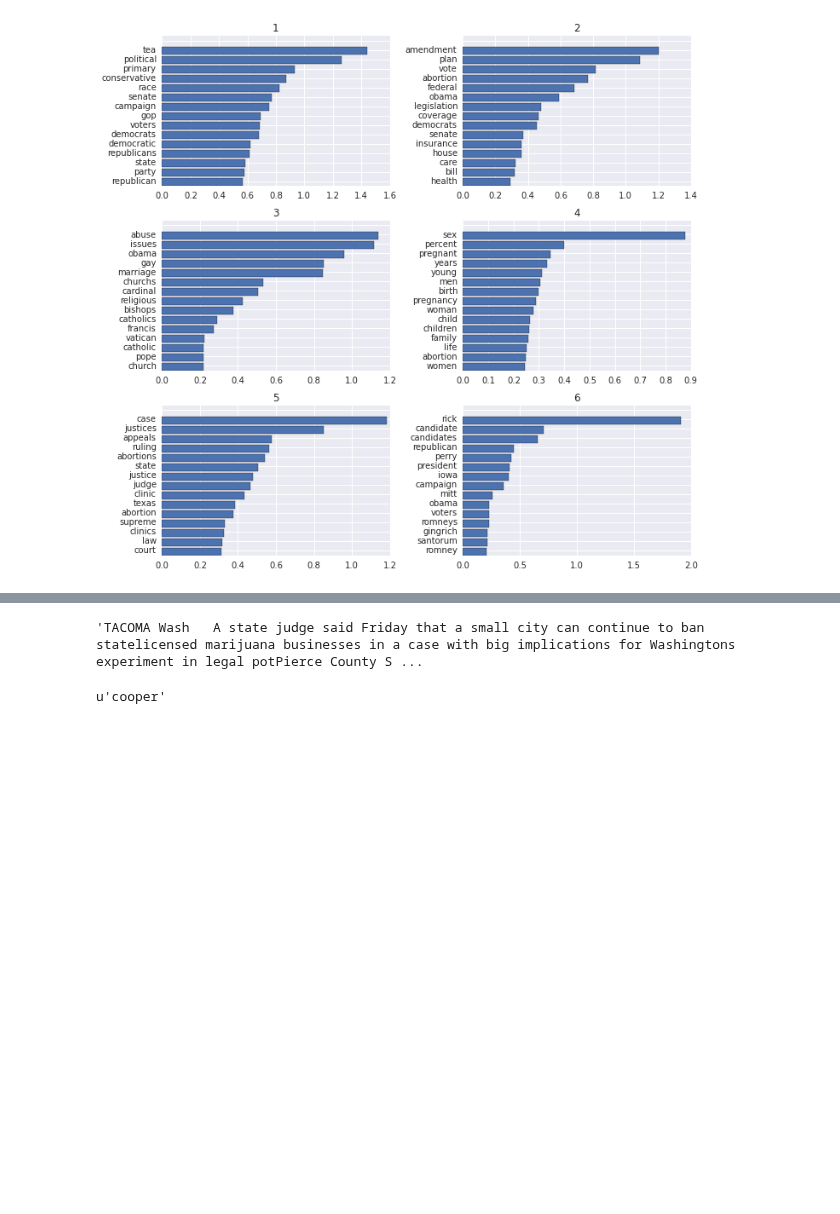
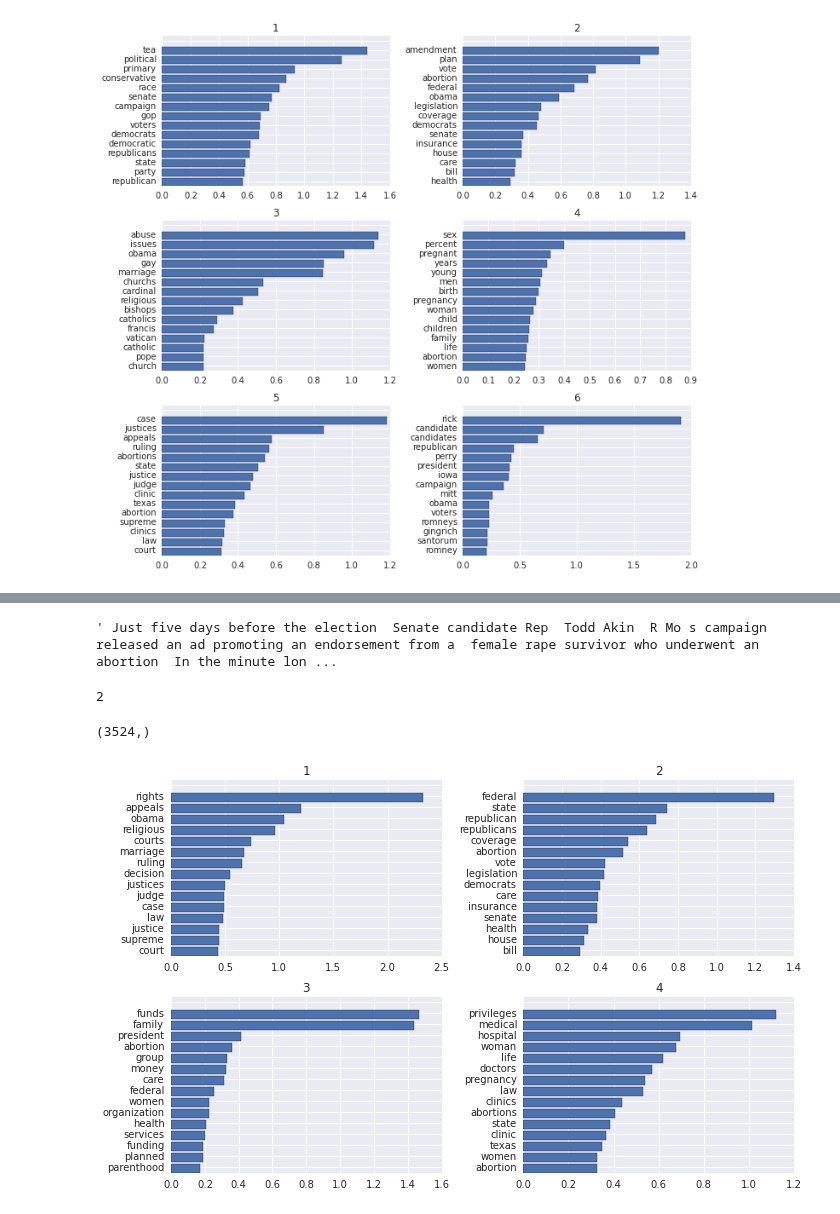
Before and after one commit to tdpetrou/News-Event-Classification, a Jupyter notebook: Exploratory notebook.ipynb, the cells around one changed output, grey strips where cells are left out. Drawn from its saved outputs; the diff is of its cells as text; code cells hidden in the pictures; blank space fills up the shorter version.

```diff
--- a/Exploratory notebook.ipynb
+++ b/Exploratory notebook.ipynb
@@ -313,0 +226,8 @@ sub_cat_df['event score'] = event_scores
+# %%
+test_text = sub_cat_df.sort('event score')['text_stemmed'].values[3]
+event_score = 0
+for word in test_text.split():
+    event_score += event_word_dict.get(word, 0)
+    if event_word_dict.get(word, 0) != 0:
+        print word, event_word_dict.get(word, 0)
+print event_score
@@ -314,10 +244,12 @@ sub_cat_df['event score'] = event_scores
 # %%
-sub_cat_df.sort('event score')['text'].values[5]
+sub_cat_df.sort('event score')['text'].values[-50]
 # %% [output]
-'TACOMA Wash   A state judge said Friday that a small city can continue to ban statelicensed marijuana businesses in a case with big implications for Washingtons experiment in legal potPierce County S ...
+' Just five days before the election  Senate candidate Rep  Todd Akin  R Mo s campaign released an ad promoting an endorsement from a  female rape survivor who underwent an abortion  In the minute lon ...
-# %%
-snowball.stem('cooperative')
-# %% [output]
-u'cooper'
-# %%
-sub_cat_df.sort('event score')[['url', 'event score']].to_csv('presentation/event_score.csv', index=False)
+# %%
+event_word_dict.get('controversi', 0)
+# %% [output]
+2
+# %%
+sub_cat_df.sort('event score')['text'].drop_duplicates().shape
+# %% [output]
+(3524,)
@@ -323,0 +259,26 @@ sub_cat_df.sort('event score')[['url', 'event score']].to_csv('presentation/even
+# %%
+with open('data/all_stops.txt', 'r') as f:
+    stop_words = [line[:-1] for line in f]
+
+stop_words.extend(['npr', 'one', 'two', 'new', 'fox', 'york', 'times', 'las', 'se', 'por', 'un', \
+    'del', 'en', 'al', 'con', 'son', 'sin', 'nbc' ,'npr', 'msnbc'])
+
+vec = TfidfVectorizer(stop_words=stop_words, max_features=500)
+X = vec.fit_transform(sub_cat_df['text'].values)
+
+nmf2 = NMF(n_components=4, random_state=1)
+nmf_matrix2 = nmf2.fit_transform(X)
+
+
+feature_names = vec.get_feature_names()
+fig = plt.figure(figsize = (10,18))
+n_top_words = 15
+for topic_idx, topic in enumerate(nmf2.components_):
+    top_words = [feature_names[i] for i in topic.argsort()[:-n_top_words - 1:-1]]
+    plt.subplot(num_topics, 2, topic_idx + 1)
+    plt.barh(range(n_top_words), sorted(topic)[-n_top_words:])
+    plt.yticks(np.linspace(.5, n_top_words + .5, n_top_words + 1), top_words)
+    plt.title(topic_idx + 1);
+plt.tight_layout()
+# %% [output]
+[figure, added]
```
Also changed, not shown: parts of 15 cells of this notebook, 11 other files.
